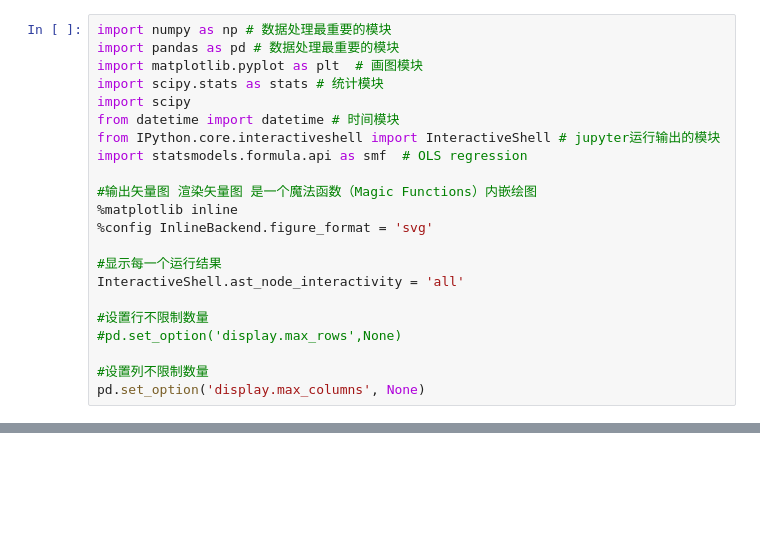
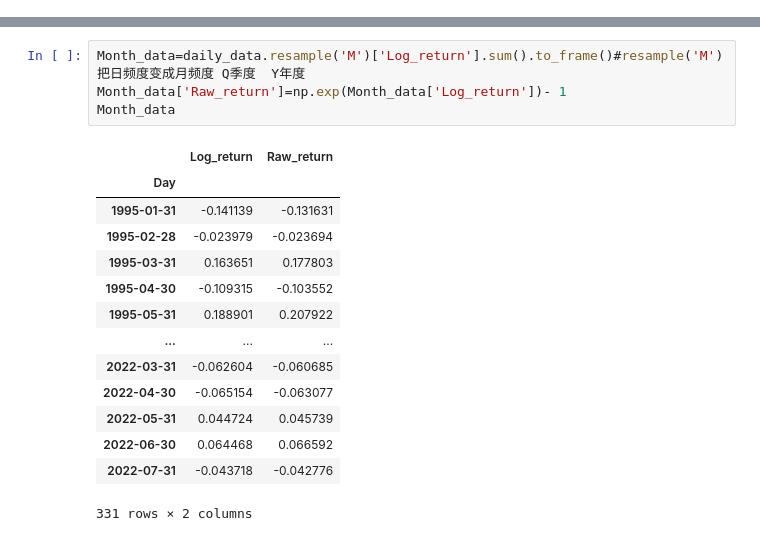
Before and after one commit to ignorance1206/lwj-python2022, a Jupyter notebook: 数据6.ipynb, the cells around one changed output, grey strips where cells are left out. Cells and saved outputs as stored; diff of their text form; blank space fills up the shorter version.

```diff
--- a/数据6.ipynb
+++ b/数据6.ipynb
@@ -1,22 +0,0 @@
-# %%
-import numpy as np # 数据处理最重要的模块
-import pandas as pd # 数据处理最重要的模块
-import matplotlib.pyplot as plt  # 画图模块
-import scipy.stats as stats # 统计模块
-import scipy
-from datetime import datetime # 时间模块
-from IPython.core.interactiveshell import InteractiveShell # jupyter运行输出的模块
-import statsmodels.formula.api as smf  # OLS regression
-
-#输出矢量图 渲染矢量图 是一个魔法函数（Magic Functions）内嵌绘图
-%matplotlib inline
-%config InlineBackend.figure_format = 'svg'
-
-#显示每一个运行结果
-InteractiveShell.ast_node_interactivity = 'all'
-
-#设置行不限制数量
-#pd.set_option('display.max_rows',None)
-
-#设置列不限制数量
-pd.set_option('display.max_columns', None)
@@ -226,0 +62,19 @@ print(model_mv.summary())
+# %%
+Month_data=daily_data.resample('M')['Log_return'].sum().to_frame()#resample('M')把日频度变成月频度 Q季度  Y年度
+Month_data['Raw_return']=np.exp(Month_data['Log_return'])- 1
+Month_data
+# %% [output]
+|  | Log_return | Raw_return |
+| Day |  |  |
+| 1995-01-31 | -0.141139 | -0.131631 |
+| 1995-02-28 | -0.023979 | -0.023694 |
+| 1995-03-31 | 0.163651 | 0.177803 |
+| 1995-04-30 | -0.109315 | -0.103552 |
+| 1995-05-31 | 0.188901 | 0.207922 |
+| ... | ... | ... |
+| 2022-03-31 | -0.062604 | -0.060685 |
+| 2022-04-30 | -0.065154 | -0.063077 |
+| 2022-05-31 | 0.044724 | 0.045739 |
+| 2022-06-30 | 0.064468 | 0.066592 |
+| 2022-07-31 | -0.043718 | -0.042776 |
+331 rows × 2 columns
```
Also changed, not shown: parts of 52 cells of this notebook.
